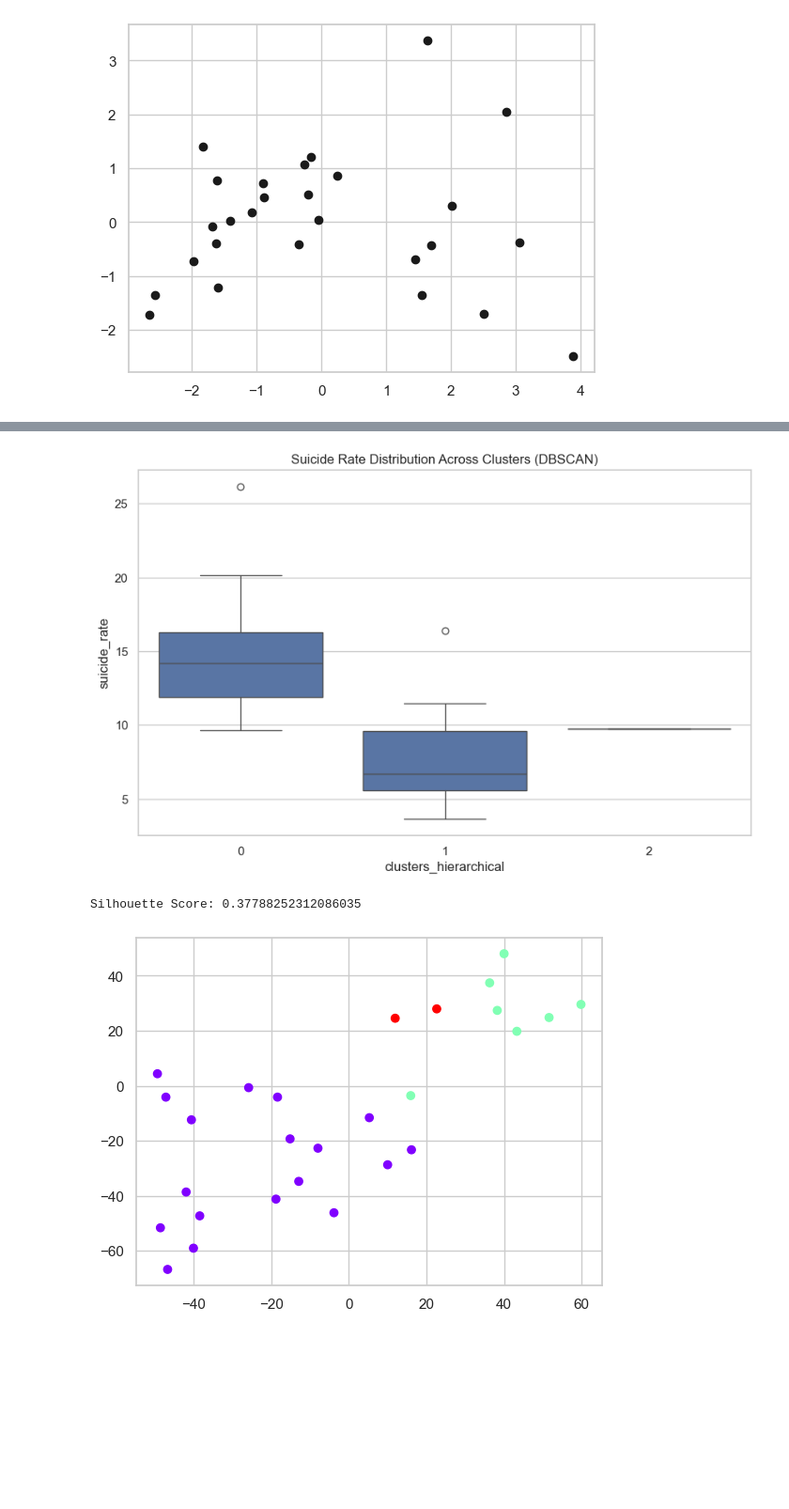
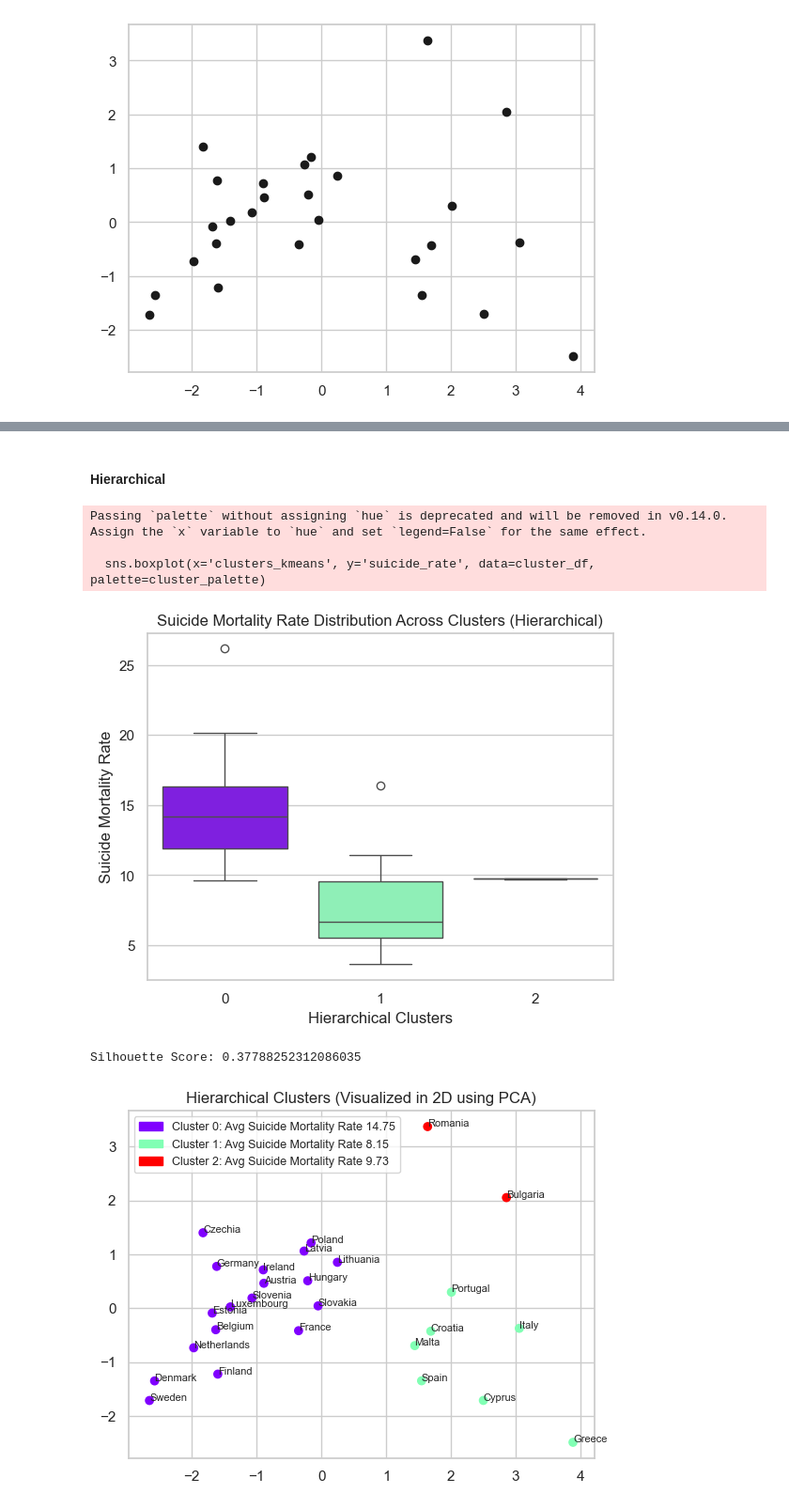
Before and after one commit to olofjardfelt/Project-Data-Mining-I, a Jupyter notebook: data_processing.ipynb, the cells around one changed output, grey strips where cells are left out. Shown at 94% size. Drawn from its saved outputs; the diff is of its cells as text; code cells hidden in the pictures; blank space fills up the shorter version.

```diff
--- a/data_processing.ipynb
+++ b/data_processing.ipynb
@@ -543,20 +470,28 @@ dbscan = DBSCAN(eps=2, min_samples=5)
 clusters_dbscan = dbscan.fit_predict(principal_components)
 
 # Merge the labels with the clustered data
-cluster_df.insert(cluster_df.shape[1], 'cluster_dbscan', clusters_dbscan)
+cluster_df.insert(cluster_df.shape[1], 'clusters_dbscan', clusters_dbscan)
+
+num_clusters = cluster_df['clusters_dbscan'].nunique()
+colors_sns = plt.cm.get_cmap('rainbow', num_clusters)
+cluster_palette = {str(i-1): colors_sns(i) for i in range(num_clusters)}
 
 # Analyze clusters
 sns.set(style="whitegrid")
-plt.figure(figsize=(10, 6))
-sns.boxplot(x='clusters_dbscan', y='suicide_rate', data=cluster_df)
-plt.title('Suicide Rate Distribution Across Clusters (DBSCAN)')
+# plt.figure(figsize=(10, 6))
+sns.boxplot(x='clusters_dbscan', y='suicide_rate', data=cluster_df, palette=cluster_palette)
+plt.ylabel('Suicide Mortality Rate')
+plt.xlabel('DBSCAN Clusters')
+plt.title('Suicide Mortality Rate Distribution Across Clusters (DBSCAN)')
 plt.show()
 
 # Calculate the silhouette score
-silhouette_avg = silhouette_score(principal_components, cluster_df['cluster_dbscan'])
+silhouette_avg = silhouette_score(principal_components, cluster_df['clusters_dbscan'])
 print(f'Silhouette Score: {silhouette_avg}')
 
+
 plt.scatter(principal_components_2d[:,0], principal_components_2d[:,1], c=clusters_dbscan, cmap='rainbow')
+plt.title('DBSCAN Clusters (Visualized in 2D using PCA)')
 
 # Create custom patches for each cluster to add to the legend
 cluster_labels = np.unique(clusters_dbscan)
@@ -564,9 +499,9 @@ colors = plt.cm.rainbow(np.linspace(0, 1, len(cluster_labels)))
 
 # Create legend patches for each cluster
 avg_suicide_rate_per_cluster = cluster_df.groupby('clusters_dbscan')['suicide_rate'].mean()
-patches = [mpatches.Patch(color=colors[i], label=f'Cluster {cluster_labels[i]}: avg suicide rate {avg_suicide_rate_per_cluster[i]:.2f}') for i in range(len(cluster_labels))]
+patches = [mpatches.Patch(color=colors[i], label=f'Cluster {cluster_labels[i]}: Avg Suicide Mortality Rate {avg_suicide_rate_per_cluster[i-1]:.2f}') for i in range(len(cluster_labels))]
 
-plt.legend(handles=patches)
+plt.legend(handles=patches, loc='upper left', fontsize=9)
 for i, country in enumerate(cluster_df['country']):
     plt.text(principal_components_2d[i,0], principal_components_2d[i,1], country, fontsize=8, ha='left')
 plt.show()
@@ -578,36 +515,50 @@ Silhouette Score: 0.3707373365524518
+# %% [markdown]
+#### Hierarchical
 # %%
 hierarchical = AgglomerativeClustering(n_clusters=3)
 clusters_hierarchical = hierarchical.fit_predict(principal_components)
 
 # Merge the labels with the clustered data
 cluster_df.insert(cluster_df.shape[1], 'clusters_hierarchical', clusters_hierarchical)
 
+
+num_clusters = cluster_df['clusters_hierarchical'].nunique()
+colors_sns = plt.cm.get_cmap('rainbow', num_clusters)
+cluster_palette = {str(i): colors_sns(i) for i in range(num_clusters)}
+
 # Analyze clusters
 sns.set(style="whitegrid")
-plt.figure(figsize=(10, 6))
-sns.boxplot(x='clusters_hierarchical', y='suicide_rate', data=cluster_df)
-plt.title('Suicide Rate Distribution Across Clusters (DBSCAN)')
+# plt.figure(figsize=(10, 6))
+sns.boxplot(x='clusters_kmeans', y='suicide_rate', data=cluster_df, palette=cluster_palette)
+plt.ylabel('Suicide Mortality Rate')
+plt.xlabel('Hierarchical Clusters')
+plt.title('Suicide Mortality Rate Distribution Across Clusters (Hierarchical)')
 plt.show()
 
 # Calculate the silhouette score
 silhouette_avg = silhouette_score(principal_components, cluster_df['clusters_hierarchical'])
 print(f'Silhouette Score: {silhouette_avg}')
 
+
 plt.scatter(principal_components_2d[:,0], principal_components_2d[:,1], c=clusters_hierarchical, cmap='rainbow')
+plt.title('Hierarchical Clusters (Visualized in 2D using PCA)')
 
 # Create custom patches for each cluster to add to the legend
 cluster_labels = np.unique(clusters_hierarchical)
 colors = plt.cm.rainbow(np.linspace(0, 1, len(cluster_labels)))
 
 # Create legend patches for each cluster
 avg_suicide_rate_per_cluster = cluster_df.groupby('clusters_hierarchical')['suicide_rate'].mean()
-patches = [mpatches.Patch(color=colors[i], label=f'Cluster {cluster_labels[i]}: avg suicide rate {avg_suicide_rate_per_cluster[i]:.2f}') for i in range(len(cluster_labels))]
+patches = [mpatches.Patch(color=colors[i], label=f'Cluster {cluster_labels[i]}: Avg Suicide Mortality Rate {avg_suicide_rate_per_cluster[i]:.2f}') for i in range(len(cluster_labels))]
 
-plt.legend(handles=patches)
+plt.legend(handles=patches, loc='upper left', fontsize=9)
 for i, country in enumerate(cluster_df['country']):
     plt.text(principal_components_2d[i,0], principal_components_2d[i,1], country, fontsize=8, ha='left')
 plt.show()
 # %% [output]
+Passing `palette` without assigning `hue` is deprecated and will be removed in v0.14.0. Assign the `x` variable to `hue` and set `legend=False` for the same effect.
+
+  sns.boxplot(x='clusters_kmeans', y='suicide_rate', data=cluster_df, palette=cluster_palette)
-[figure, old version]
+[figure, new version]
-Silhouette Score: 0.37788252312086035
+Silhouette Score: 0.37788252312086035
-[figure, old version]
+[figure, new version]
```
Also changed, not shown: parts of 27 cells of this notebook, 6 other files.
